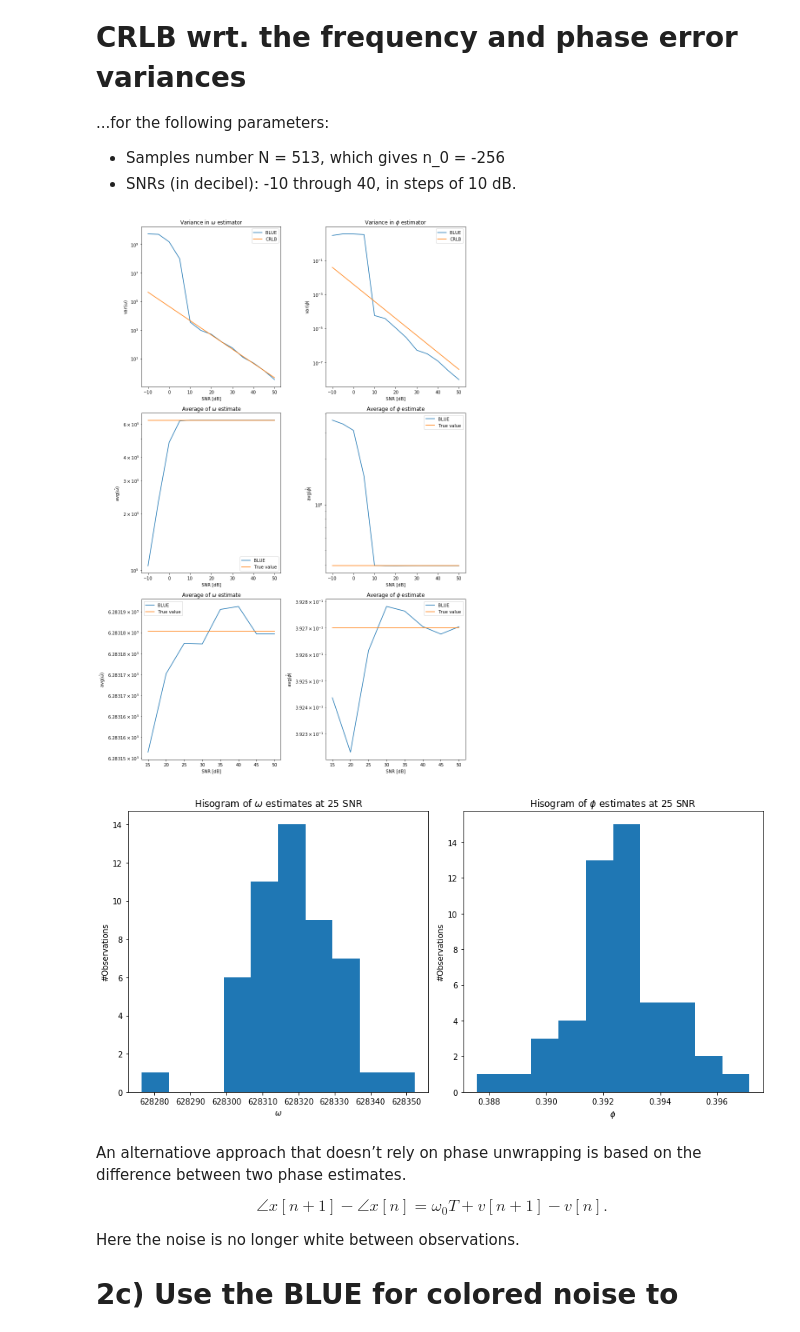
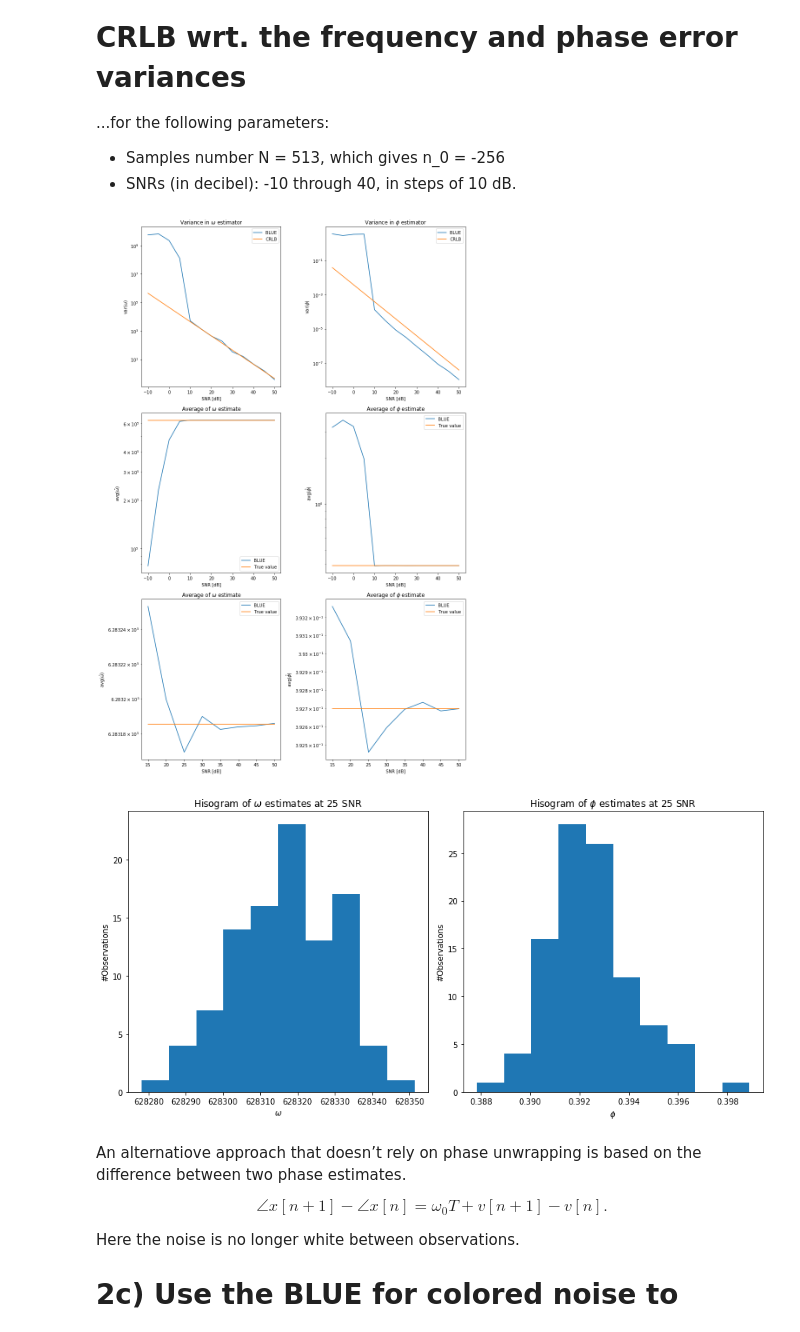
Before and after one commit to haavarn/estimation_project, a Jupyter notebook: BLUE.ipynb, the cells around one changed output. Drawn from its saved outputs; the diff is of its cells as text; code cells hidden in the pictures.

```diff
--- a/BLUE.ipynb
+++ b/BLUE.ipynb
@@ -274,7 +276,7 @@ N   = 513
 
 SNRs_dB = np.arange(-10,55,5)
 
-n_trials = 50
+n_trials = 100
 
 BLUE_w   = np.zeros((len(SNRs_dB),n_trials))
 BLUE_phi = np.zeros((len(SNRs_dB),n_trials))
@@ -338,34 +340,34 @@ ax3.legend()
 ax4 = plt.subplot(3,2,4)
 ax4.plot(SNRs_dB, avg_BLUE_phi, label = "BLUE")
 ax4.plot(SNRs_dB, np.ones(len(SNRs_dB))*phase, label = "True value")
 ax4.set_yscale('log')
 ax4.set_xlabel("SNR [dB]")
 ax4.set_ylabel(r"avg($\hat{\phi}$)")
 ax4.set_title("Average of $\phi$ estimate")
 ax4.legend()
 
 # Average Omega
 ax5 = plt.subplot(3,2,5)
 ax5.plot(SNRs_dB[5:], avg_BLUE_w[5:], label = "BLUE")
 ax5.plot(SNRs_dB[5:], np.ones(len(SNRs_dB[5:]))*w_0, label = "True value")
 ax5.set_yscale('log')
 ax5.set_xlabel("SNR [dB]")
 ax5.set_ylabel(r"avg($\hat{\omega}$)")
 ax5.set_title("Average of $\omega$ estimate")
 ax5.legend()
 # Average Phi
 ax6 = plt.subplot(3,2,6)
 ax6.plot(SNRs_dB[5:], avg_BLUE_phi[5:], label = "BLUE")
 ax6.plot(SNRs_dB[5:], np.ones(len(SNRs_dB[5:]))*phase, label = "True value")
 ax6.set_yscale('log')
 ax6.set_xlabel("SNR [dB]")
 ax6.set_ylabel(r"avg($\hat{\phi}$)")
 ax6.set_title("Average of $\phi$ estimate")
 ax6.legend()
 
 plt.tight_layout()
 # %% [output]
-[figure, old version]
+[figure, new version]
 # %%
 fig = plt.figure(figsize=(12,6))
 
@@ -384,7 +386,7 @@ ax2.set_ylabel('#Observations')
 ax2.set_xlabel('$\phi$')
 plt.tight_layout()
 # %% [output]
-[figure, old version]
+[figure, new version]
 # %% [markdown]
 An alternatiove approach that doesn’t rely on phase unwrapping is based on the difference between two phase estimates.
 
```
Also changed, not shown: parts of 7 cells of this notebook.
